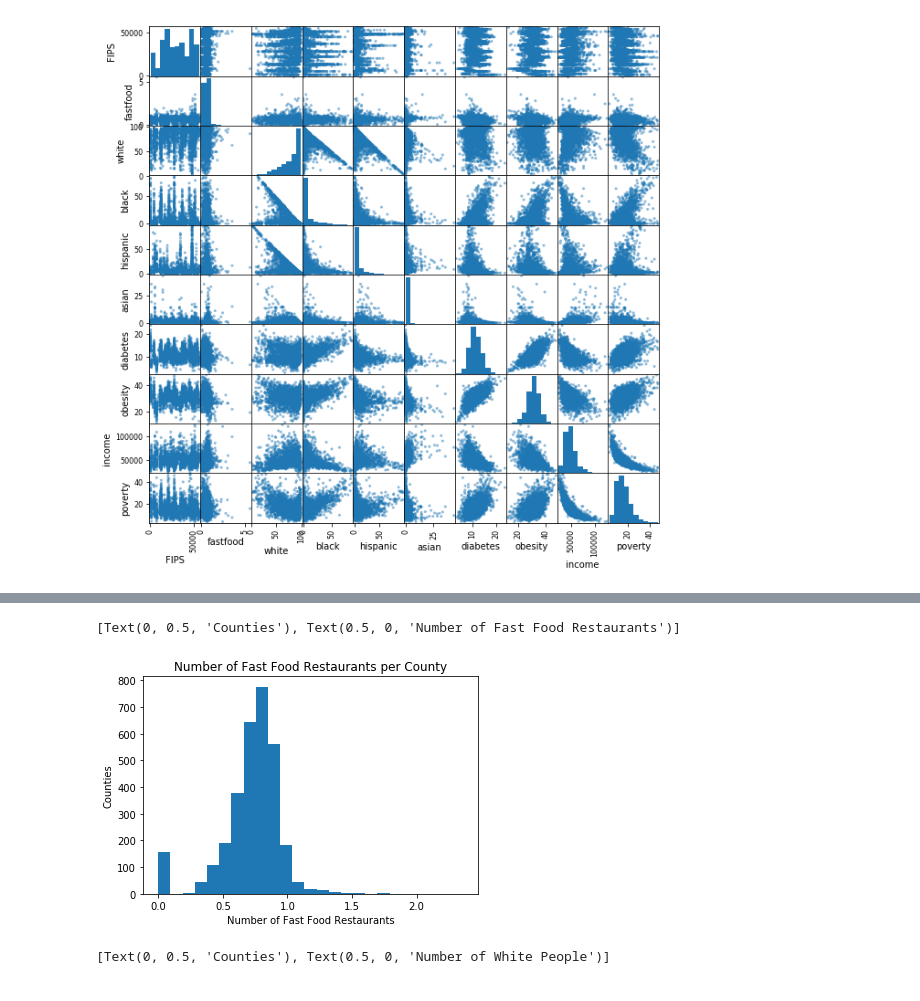
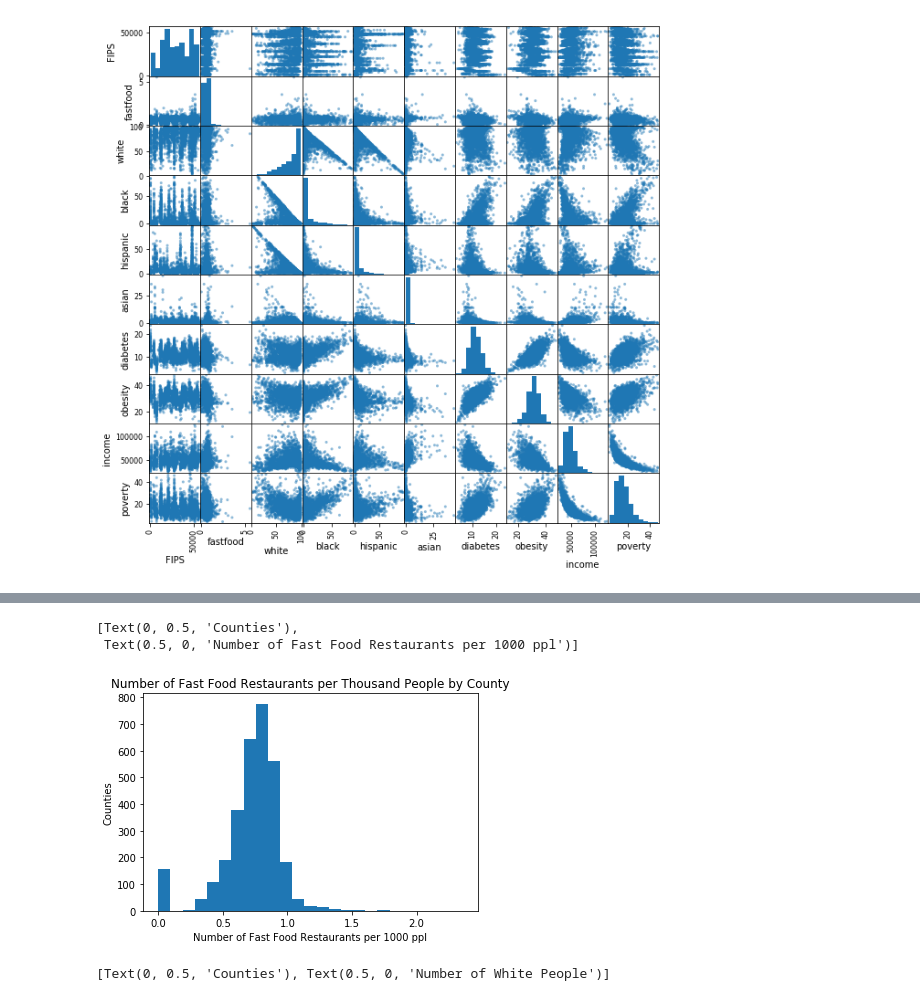
Before and after one commit to dustycl/COGS108_Repo, a Jupyter notebook: final-project/FinalProject.ipynb, the cells around one changed output, grey strips where cells are left out. Cells and saved outputs as stored; diff of their text form; code cells hidden in the pictures.

```diff
--- a/final-project/FinalProject.ipynb
+++ b/final-project/FinalProject.ipynb
@@ -60,6 +68,10 @@ We are using our dataset from United States Department of Agriculture Economic R
 import numpy as np
 import pandas as pd
 import matplotlib.pyplot as plt
+plt.rcParams['figure.figsize'] = (17, 7)
+plt.rcParams.update({'font.size': 18})
+
+import seaborn as sns
 
 import patsy
 import statsmodels.api as sm
@@ -192,11 +228,12 @@ ax_pr.set(xlabel="Number of Fast Food Restaurants", ylabel="Counties")
 df['fastfood10'] = df['fastfood']
 df['fastfood10'] = df['fastfood10'].transform(np.sqrt)
 # %%
-ax_pr=df['fastfood10'].plot.hist(bins=25,title='Number of Fast Food Restaurants per County')
-ax_pr.set(xlabel="Number of Fast Food Restaurants", ylabel="Counties")
+ax_pr=df['fastfood10'].plot.hist(bins=25,title='Number of Fast Food Restaurants per Thousand People by County')
+ax_pr.set(xlabel="Number of Fast Food Restaurants per 1000 ppl", ylabel="Counties")
 # %% [output]
-[Text(0, 0.5, 'Counties'), Text(0.5, 0, 'Number of Fast Food Restaurants')]
+[Text(0, 0.5, 'Counties'),
+ Text(0.5, 0, 'Number of Fast Food Restaurants per 1000 ppl')]
-[figure, old version]
+[figure, new version]
 # %%
 ax_pr=df['white'].plot.hist(bins=25,title='Number of White People per County')
 ax_pr.set(xlabel="Number of White People", ylabel="Counties")
```
Also changed, not shown: parts of 51 cells of this notebook.
